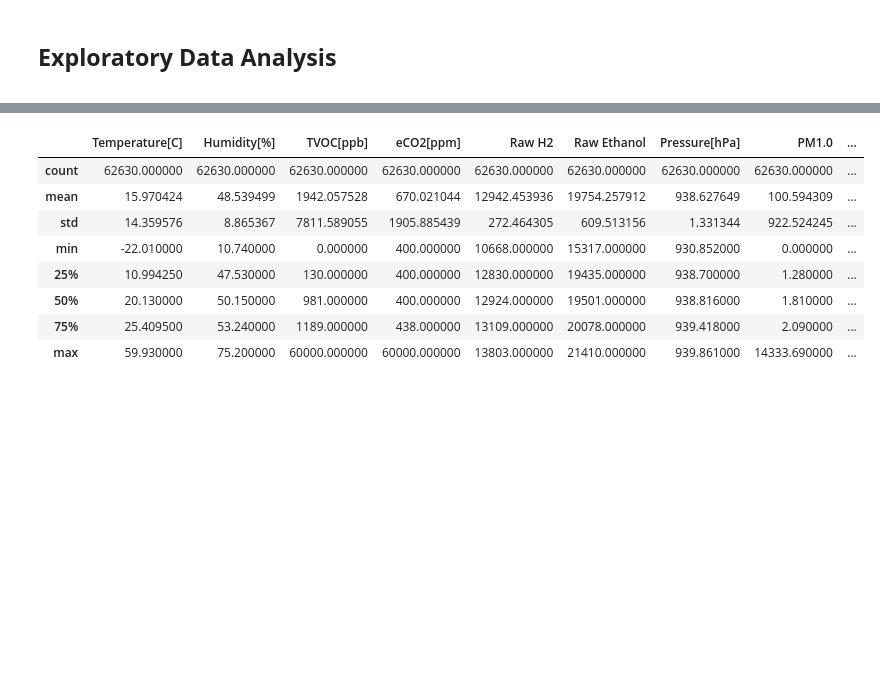
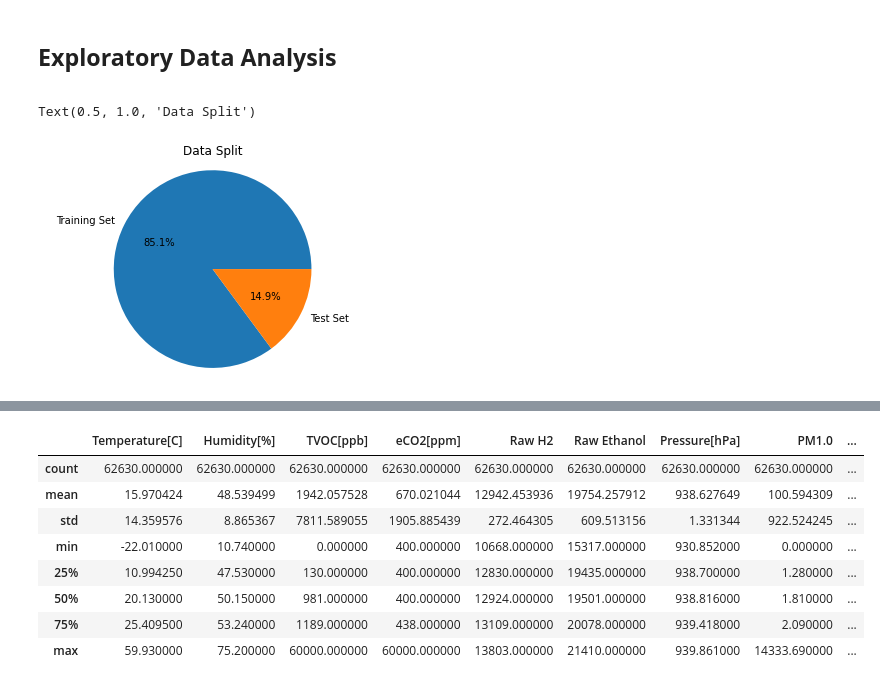
Before and after one commit to leigharriane/STINTSY-MP-Group3, a Jupyter notebook: MP_Group3.ipynb, the cells around one changed output, grey strips where cells are left out. Cells and saved outputs as stored; diff of their text form; code cells hidden in the pictures; blank space fills up the shorter version.

```diff
--- a/MP_Group3.ipynb
+++ b/MP_Group3.ipynb
@@ -193,0 +199,8 @@ Name: Fire Alarm, dtype: int64
+# %%
+fig, ax = plt.subplots()
+ax.pie([X_train.shape[0],X_test.shape[0]], labels=["Training Set", "Test Set"], autopct='%1.1f%%')
+ax.axis('equal')  # Equal aspect ratio ensures the pie chart is circular.
+ax.set_title('Data Split')
+# %% [output]
+Text(0.5, 1.0, 'Data Split')
+[figure, added]
```
Also changed, not shown: parts of 7 cells of this notebook.
